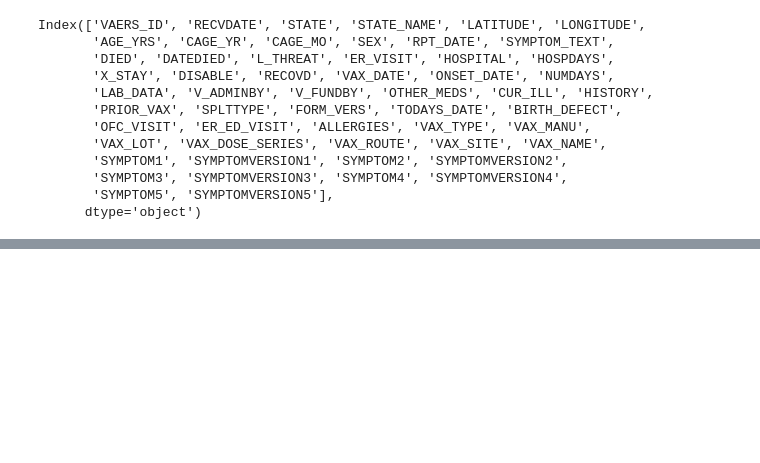
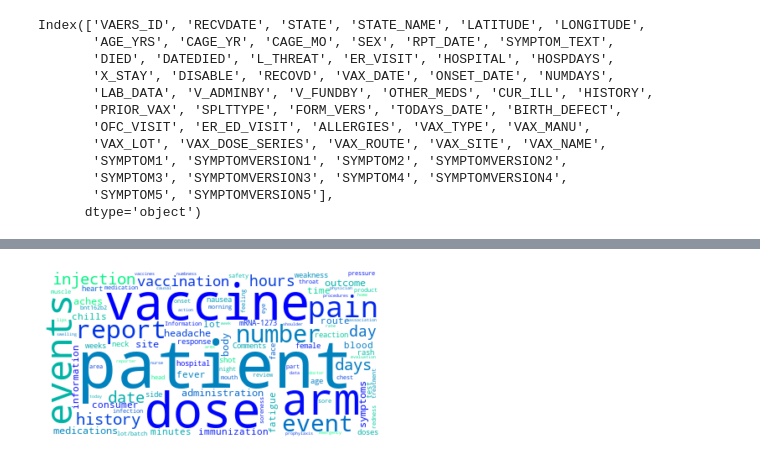
Before and after one commit to verocastillo/vae-watcher, a Jupyter notebook: machine-learning/text-analysis.ipynb, the cells around one changed output, grey strips where cells are left out. Saved outputs shown, nothing was run; the diff lists cells and outputs as text; code cells hidden in the pictures; blank space fills up the shorter version.

```diff
--- a/machine-learning/text-analysis.ipynb
+++ b/machine-learning/text-analysis.ipynb
@@ -60,0 +65,10 @@ print(counter.most_common(50))
+# %%
+# Get only nouns
+asdfs = pd.DataFrame(vae_df["SYMPTOM_TEXT"])
+asdf = asdfs.sample(500)
+asdflist = asdf["SYMPTOM_TEXT"].to_list()
+nouns = []
+for word,pos in nltk.pos_tag(nltk.word_tokenize(str(asdflist))):
+    if (pos == 'NN' or pos == 'NNS'):
+        nouns.append(word)
+nouns
@@ -60,0 +93,16 @@ print(counter.most_common(50))
+# %%
+# Frequency grouping of list elements
+res = []
+temp = dict()
+for ele in nouns:
+    if ele in temp:
+        temp[ele] = temp[ele] + 1
+    else :
+        temp[ele] = 1
+for key in temp:
+    res.append((key, temp[key]))
+dff = pd.DataFrame(res)
+dff = dff.sort_values(by=1,ascending=False)
+dff = dff.rename(columns={0: "Word", 1: "Frequency"})
+dff = dff.reset_index(drop=True)
+dff.head(50)
@@ -60,0 +127,6 @@ print(counter.most_common(50))
+# %%
+# Get dictionary
+dct = {}
+for a, x in dff.values:
+    dct[a] = x
+dct
@@ -60,0 +151,11 @@ print(counter.most_common(50))
+# %%
+# Create word cloud
+wordcloud = WordCloud(background_color="white", max_words=100, colormap="winter")
+wordcloud.generate_from_frequencies(frequencies=dct)
+plt.figure()
+plt.imshow(wordcloud, interpolation="bilinear")
+plt.axis("off")
+plt.savefig('wordcloudsymptoms.png')
+plt.show()
+# %% [output]
+[figure, added]
```
Also changed, not shown: parts of 9 cells of this notebook, 1 other file.
